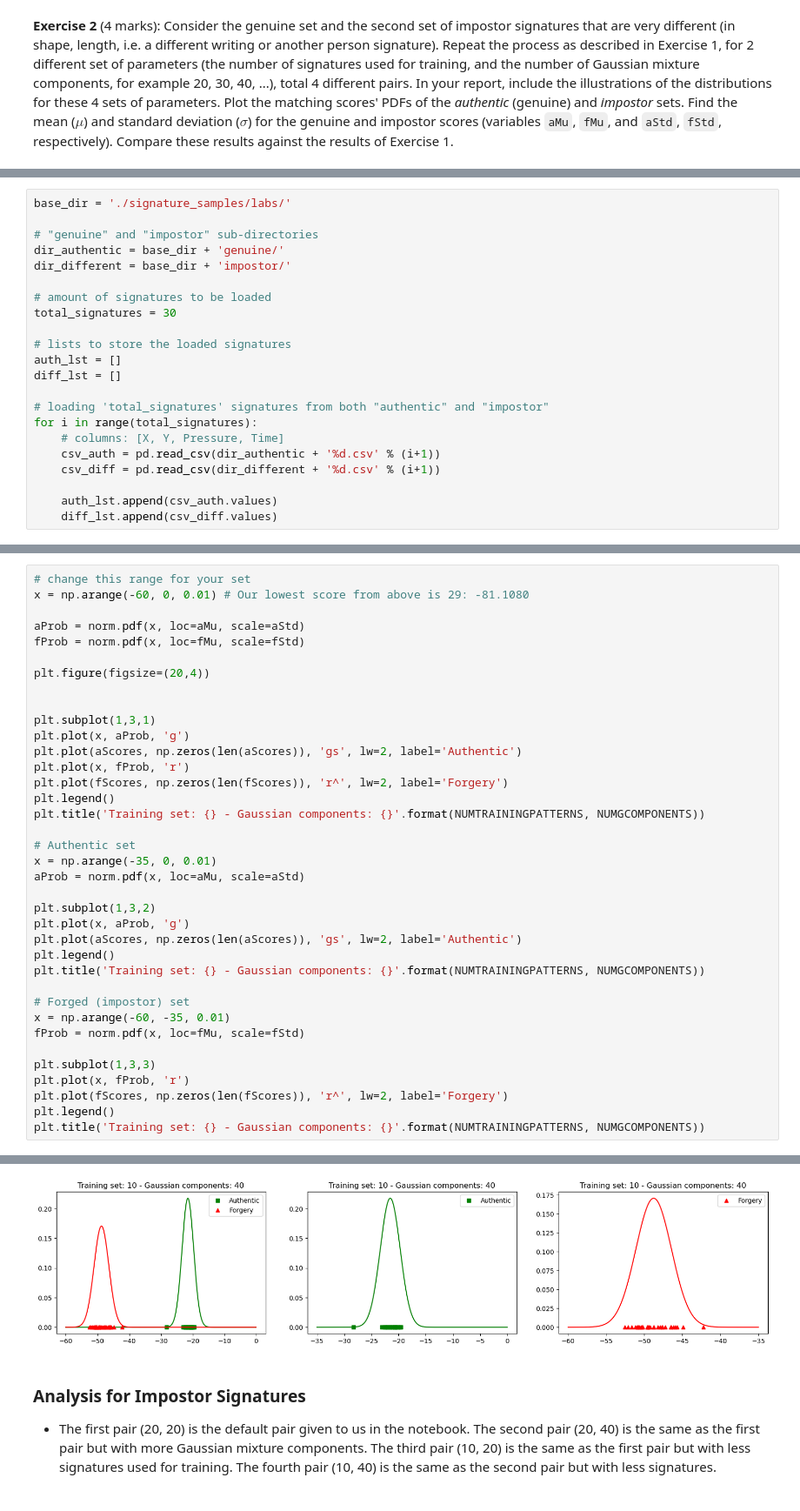
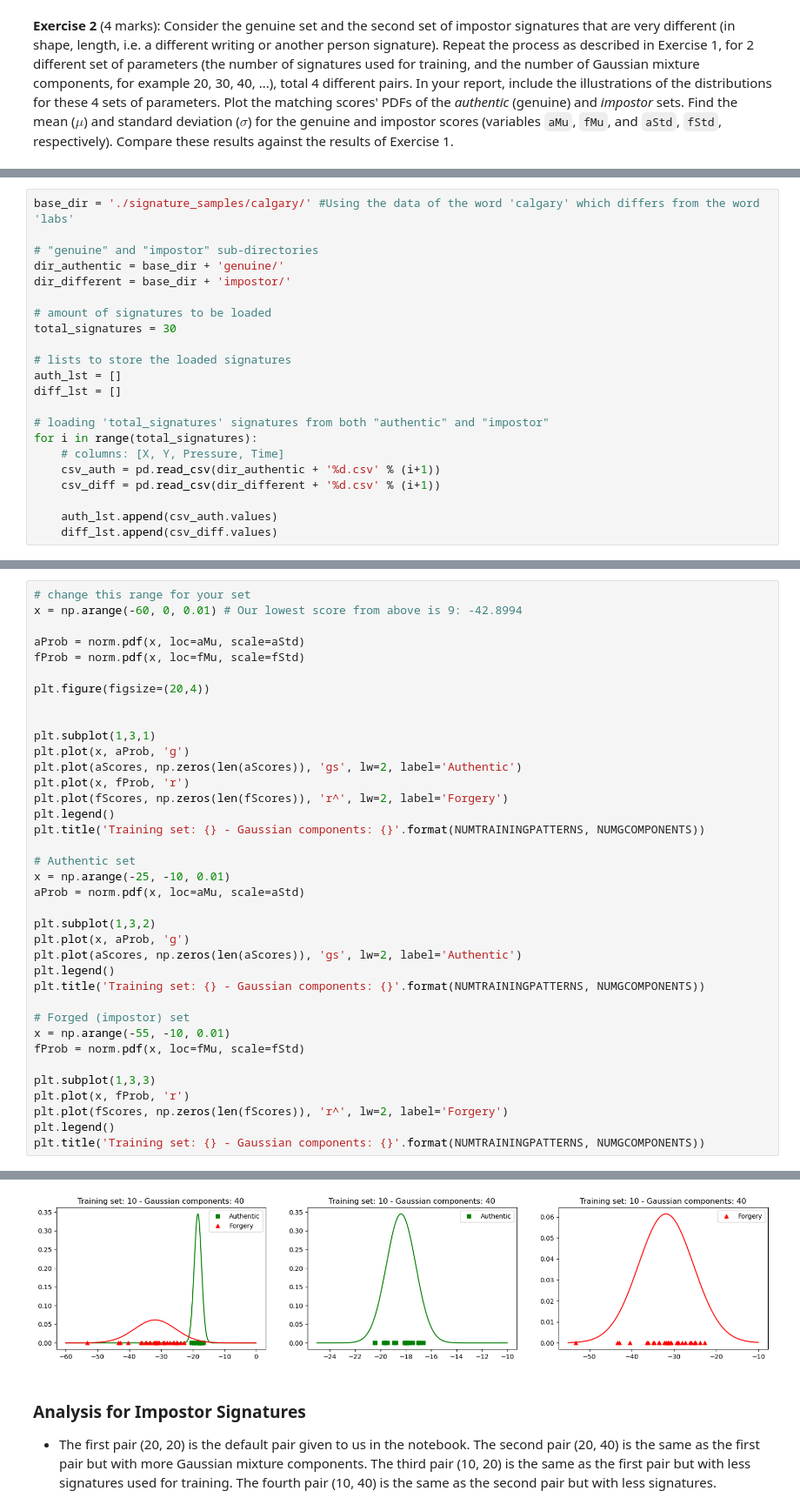
Before and after one commit to Abhay2412/ENCM509Labs, a Jupyter notebook: Lab 3/Lab3-SigVerif GMM_2024W-AbhayKhosla.ipynb, the cells around one changed output, grey strips where cells are left out. Shown at 87% size. Saved outputs shown, nothing was run; the diff lists cells and outputs as text.

Commit message:
Fix Exercise 2 to use the word 'calgary' and update the plots

```diff
--- a/Lab 3/Lab3-SigVerif GMM_2024W-AbhayKhosla.ipynb
+++ b/Lab 3/Lab3-SigVerif GMM_2024W-AbhayKhosla.ipynb
@@ -312,5 +329,5 @@ Plot the matching scores' PDFs of the *authentic*  (genuine) and *impostor* sets
 # %%
-base_dir = './signature_samples/labs/'
+base_dir = './signature_samples/calgary/' #Using the data of the word 'calgary' which differs from the word 'labs'
 
 # "genuine" and "impostor" sub-directories
 dir_authentic = base_dir + 'genuine/'
@@ -540,6 +779,6 @@ Std of forgery scores: 2.3355
 # %%
 # change this range for your set
-x = np.arange(-60, 0, 0.01) # Our lowest score from above is 29: -81.1080
+x = np.arange(-60, 0, 0.01) # Our lowest score from above is 9: -42.8994
 
 aProb = norm.pdf(x, loc=aMu, scale=aStd)
 fProb = norm.pdf(x, loc=fMu, scale=fStd)
@@ -547,36 +786,36 @@ fProb = norm.pdf(x, loc=fMu, scale=fStd)
 plt.figure(figsize=(20,4))
 
 
 plt.subplot(1,3,1)
 plt.plot(x, aProb, 'g')
 plt.plot(aScores, np.zeros(len(aScores)), 'gs', lw=2, label='Authentic')
 plt.plot(x, fProb, 'r')
 plt.plot(fScores, np.zeros(len(fScores)), 'r^', lw=2, label='Forgery')
 plt.legend()
 plt.title('Training set: {} - Gaussian components: {}'.format(NUMTRAININGPATTERNS, NUMGCOMPONENTS))
 
 # Authentic set
-x = np.arange(-35, 0, 0.01)
+x = np.arange(-25, -10, 0.01)
 aProb = norm.pdf(x, loc=aMu, scale=aStd)
 
 plt.subplot(1,3,2)
 plt.plot(x, aProb, 'g')
 plt.plot(aScores, np.zeros(len(aScores)), 'gs', lw=2, label='Authentic')
 plt.legend()
 plt.title('Training set: {} - Gaussian components: {}'.format(NUMTRAININGPATTERNS, NUMGCOMPONENTS))
 
 # Forged (impostor) set
-x = np.arange(-60, -35, 0.01)
+x = np.arange(-55, -10, 0.01)
 fProb = norm.pdf(x, loc=fMu, scale=fStd)
 
 plt.subplot(1,3,3)
 plt.plot(x, fProb, 'r')
 plt.plot(fScores, np.zeros(len(fScores)), 'r^', lw=2, label='Forgery')
 plt.legend()
 plt.title('Training set: {} - Gaussian components: {}'.format(NUMTRAININGPATTERNS, NUMGCOMPONENTS))
 # %% [output]
 Text(0.5, 1.0, 'Training set: 10 - Gaussian components: 40')
-[figure, old version]
+[figure, new version]
 # %% [markdown]
 ### Analysis for Impostor Signatures
 - The first pair (20, 20) is the default pair given to us in the notebook. The second pair (20, 40) is the same as the first pair but with more Gaussian mixture components. The third pair (10, 20) is the same as the first pair but with less signatures used for training. The fourth pair (10, 40) is the same as the second pair but with less signatures.
```
Also changed, not shown: parts of 20 cells of this notebook.
